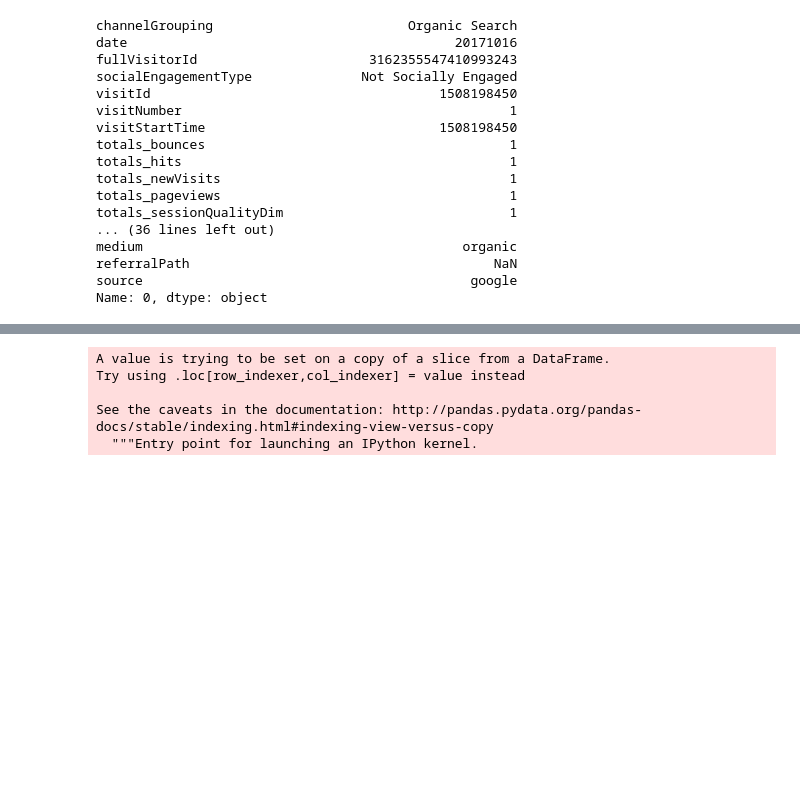
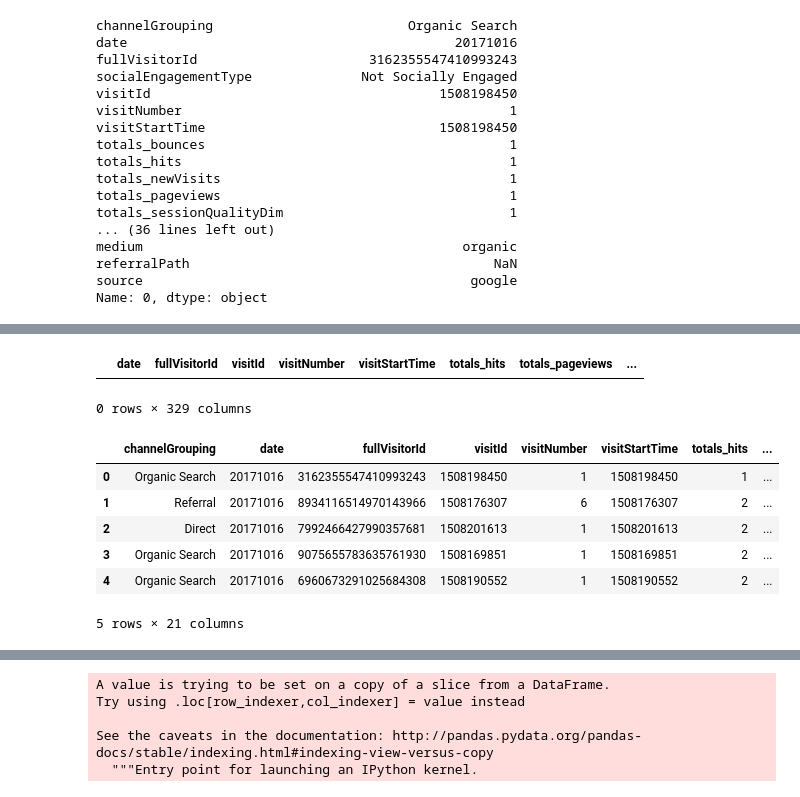
Before and after one commit to mikesturm2001/Python, a Jupyter notebook: GoogleProject/Project.ipynb, the cells around one changed output, grey strips where cells are left out. Drawn from its saved outputs; the diff is of its cells as text; code cells hidden in the pictures; blank space fills up the shorter version.

```diff
--- a/GoogleProject/Project.ipynb
+++ b/GoogleProject/Project.ipynb
@@ -250,0 +292,4 @@ Name: 0, dtype: object
+# %%
+#Drop any columns with more that 50% missing values as they will not be useful
+half_count = len(newData) / 2
+newData = newData.dropna(thresh=half_count,axis=1)
@@ -250,0 +393,5 @@ Name: 0, dtype: object
+# %%
+newData[newData['totals_pageviews'].isnull()]
+# %% [output]
+|  | date | fullVisitorId | visitId | visitNumber | visitStartTime | totals_hits | totals_pageviews | ... |
+0 rows × 329 columns
@@ -250,0 +404,10 @@ Name: 0, dtype: object
+# %%
+newData.head()
+# %% [output]
+|  | channelGrouping | date | fullVisitorId | visitId | visitNumber | visitStartTime | totals_hits | ... |
+| 0 | Organic Search | 20171016 | 3162355547410993243 | 1508198450 | 1 | 1508198450 | 1 | ... |
+| 1 | Referral | 20171016 | 8934116514970143966 | 1508176307 | 6 | 1508176307 | 2 | ... |
+| 2 | Direct | 20171016 | 7992466427990357681 | 1508201613 | 1 | 1508201613 | 2 | ... |
+| 3 | Organic Search | 20171016 | 9075655783635761930 | 1508169851 | 1 | 1508169851 | 2 | ... |
+| 4 | Organic Search | 20171016 | 6960673291025684308 | 1508190552 | 1 | 1508190552 | 2 | ... |
+5 rows × 21 columns
```
Also changed, not shown: parts of 33 cells of this notebook.
